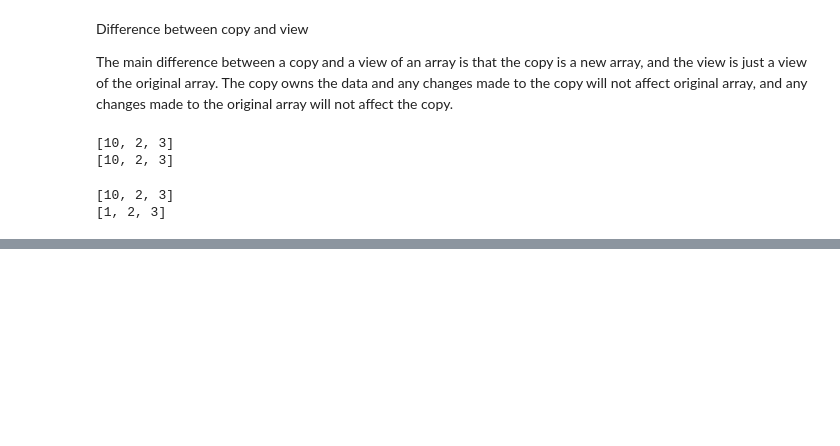
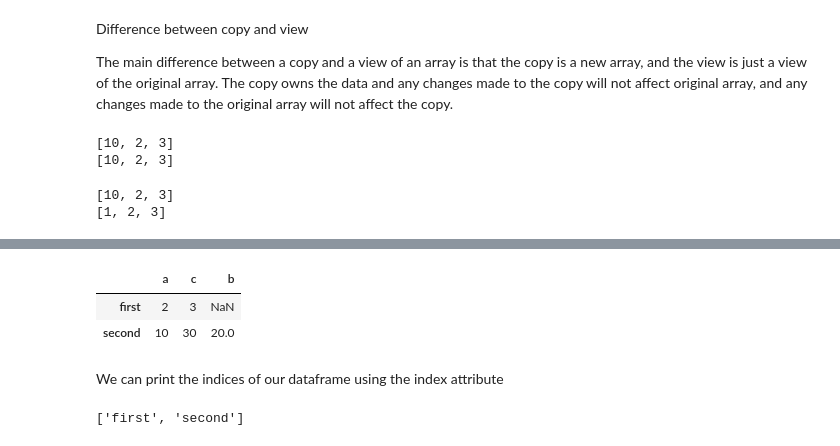
Before and after one commit to dhar9571/python_revision, a Jupyter notebook: python_revision.ipynb, the cells around one changed output, grey strips where cells are left out. Drawn from its saved outputs; the diff is of its cells as text; code cells hidden in the pictures; blank space fills up the shorter version.

```diff
--- a/python_revision.ipynb
+++ b/python_revision.ipynb
@@ -1264,0 +1480,15 @@ print(a)
+# %%
+# What happens if the number of keys are different in the two dictionaries
+list_of_dicts = [{'a': 2, 'c':3}, {'a': 10, 'b': 20, 'c': 30}]
+df = pd.DataFrame(list_of_dicts, index =['first', 'second'])
+df
+# %% [output]
+|  | a | c | b |
+| first | 2 | 3 | NaN |
+| second | 10 | 30 | 20.0 |
+# %% [markdown]
+We can print the indices of our dataframe using the index attribute
+# %%
+list(df.index)
+# %% [output]
+['first', 'second']
```
Also changed, not shown: parts of 30 cells of this notebook.
